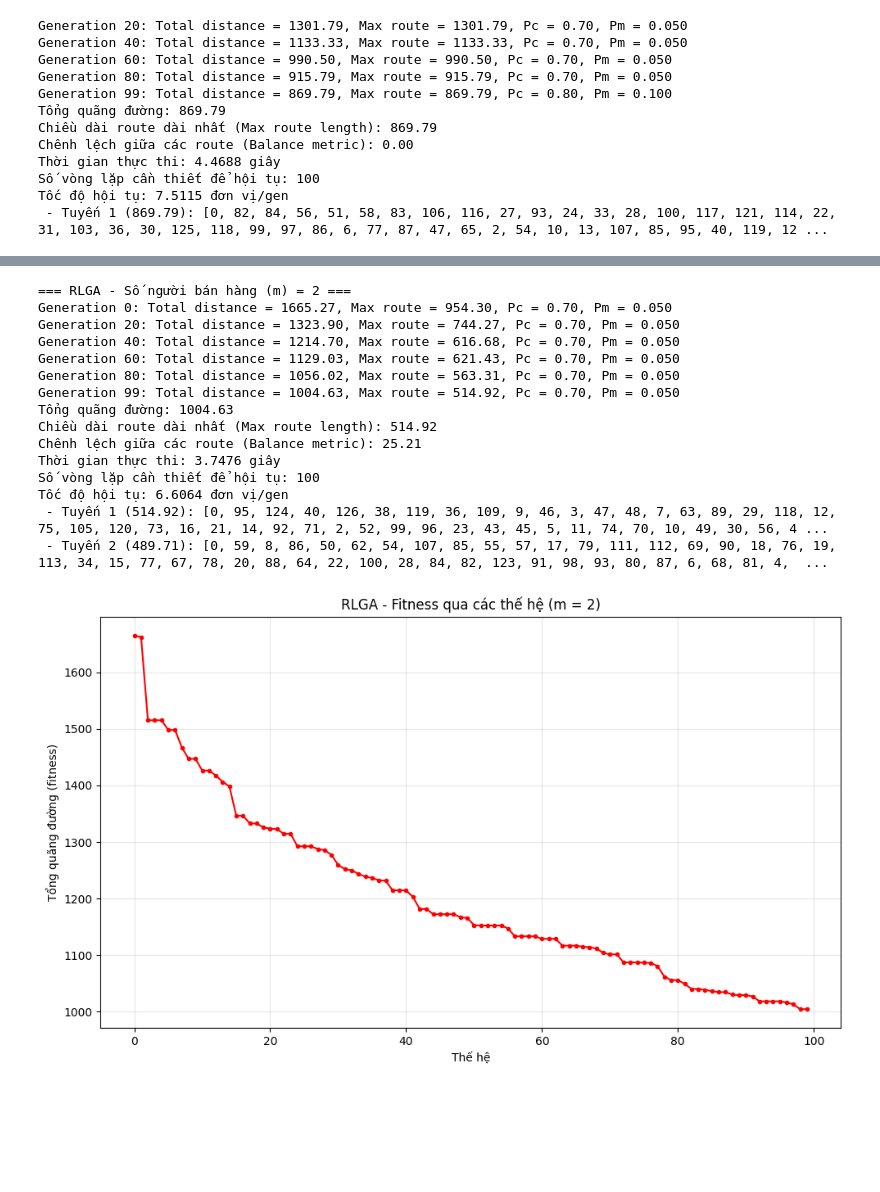
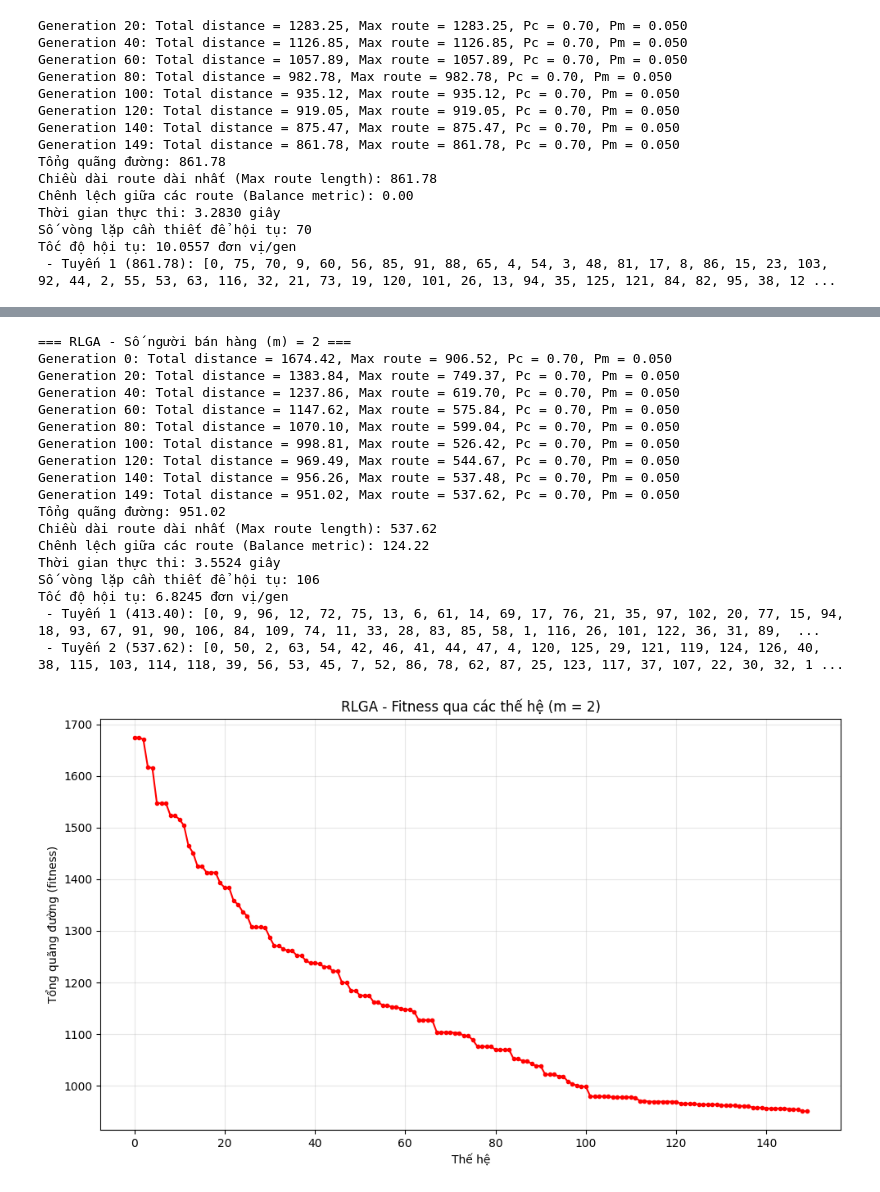
Before and after one commit to thilinnd/mTSP, a Jupyter notebook: experiment/rlga.ipynb, the cells around one changed output, grey strips where cells are left out. Cells and saved outputs as stored; diff of their text form; code cells hidden in the pictures; blank space fills up the shorter version.

```diff
--- a/experiment/rlga.ipynb
+++ b/experiment/rlga.ipynb
@@ -1,5 +1,4 @@
 # %%
-
 import sys
 sys.path.append('../src')
 import matplotlib.pyplot as plt
@@ -11,7 +10,7 @@ from typing import List, Tuple
 
 class RLGA_mTSP:
     def __init__(self, distance_matrix: np.ndarray, m: int = 3,
-                 pop_size: int = 50, generations: int = 100,
+                 pop_size: int = 50, generations: int = 150,
                  epsilon: float = 0.1, epsilon_decay: float = 0.99):
 
         self.distance_matrix = distance_matrix
@@ -281,7 +280,7 @@ for m in range(1, 4):
     start_time = time.time()
 
     # Create and run RLGA
-    rlga = RLGA_mTSP(distance_matrix, m=m, pop_size=50, generations=100)
+    rlga = RLGA_mTSP(distance_matrix, m=m, pop_size=50, generations=150)
     routes, total_distance, max_route_length, balance_metric, fitness_per_generation = rlga.run()
 
     end_time = time.time()
@@ -335,12 +334,15 @@ Generation 0: Total distance = 1620.94, Max route = 1620.94, Pc = 0.70, Pm = 0.0
-Generation 20: Total distance = 1301.79, Max route = 1301.79, Pc = 0.70, Pm = 0.050
-Generation 40: Total distance = 1133.33, Max route = 1133.33, Pc = 0.70, Pm = 0.050
-Generation 60: Total distance = 990.50, Max route = 990.50, Pc = 0.70, Pm = 0.050
-Generation 80: Total distance = 915.79, Max route = 915.79, Pc = 0.70, Pm = 0.050
-Generation 99: Total distance = 869.79, Max route = 869.79, Pc = 0.80, Pm = 0.100
-Tổng quãng đường: 869.79
-Chiều dài route dài nhất (Max route length): 869.79
+Generation 20: Total distance = 1283.25, Max route = 1283.25, Pc = 0.70, Pm = 0.050
+Generation 40: Total distance = 1126.85, Max route = 1126.85, Pc = 0.70, Pm = 0.050
+Generation 60: Total distance = 1057.89, Max route = 1057.89, Pc = 0.70, Pm = 0.050
+Generation 80: Total distance = 982.78, Max route = 982.78, Pc = 0.70, Pm = 0.050
+Generation 100: Total distance = 935.12, Max route = 935.12, Pc = 0.70, Pm = 0.050
+Generation 120: Total distance = 919.05, Max route = 919.05, Pc = 0.70, Pm = 0.050
+Generation 140: Total distance = 875.47, Max route = 875.47, Pc = 0.70, Pm = 0.050
+Generation 149: Total distance = 861.78, Max route = 861.78, Pc = 0.70, Pm = 0.050
+Tổng quãng đường: 861.78
+Chiều dài route dài nhất (Max route length): 861.78
 Chênh lệch giữa các route (Balance metric): 0.00
-Thời gian thực thi: 4.4688 giây
-Số vòng lặp cần thiết để hội tụ: 100
-Tốc độ hội tụ: 7.5115 đơn vị/gen
- - Tuyến 1 (869.79): [0, 82, 84, 56, 51, 58, 83, 106, 116, 27, 93, 24, 33, 28, 100, 117, 121, 114, 22, 31, 103, 36, 30, 125, 118, 99, 97, 86, 6, 77, 87, 47, 65, 2, 54, 10, 13, 107, 85, 95, 40, 119, 12 ...
+Thời gian thực thi: 3.2830 giây
+Số vòng lặp cần thiết để hội tụ: 70
+Tốc độ hội tụ: 10.0557 đơn vị/gen
+ - Tuyến 1 (861.78): [0, 75, 70, 9, 60, 56, 85, 91, 88, 65, 4, 54, 3, 48, 81, 17, 8, 86, 15, 23, 103, 92, 44, 2, 55, 53, 63, 116, 32, 21, 73, 19, 120, 101, 26, 13, 94, 35, 125, 121, 84, 82, 95, 38, 12 ...
@@ -348,17 +350,20 @@ Tốc độ hội tụ: 7.5115 đơn vị/gen
 === RLGA - Số người bán hàng (m) = 2 ===
-Generation 0: Total distance = 1665.27, Max route = 954.30, Pc = 0.70, Pm = 0.050
-Generation 20: Total distance = 1323.90, Max route = 744.27, Pc = 0.70, Pm = 0.050
-Generation 40: Total distance = 1214.70, Max route = 616.68, Pc = 0.70, Pm = 0.050
-Generation 60: Total distance = 1129.03, Max route = 621.43, Pc = 0.70, Pm = 0.050
-Generation 80: Total distance = 1056.02, Max route = 563.31, Pc = 0.70, Pm = 0.050
-Generation 99: Total distance = 1004.63, Max route = 514.92, Pc = 0.70, Pm = 0.050
-Tổng quãng đường: 1004.63
-Chiều dài route dài nhất (Max route length): 514.92
-Chênh lệch giữa các route (Balance metric): 25.21
-Thời gian thực thi: 3.7476 giây
-Số vòng lặp cần thiết để hội tụ: 100
-Tốc độ hội tụ: 6.6064 đơn vị/gen
- - Tuyến 1 (514.92): [0, 95, 124, 40, 126, 38, 119, 36, 109, 9, 46, 3, 47, 48, 7, 63, 89, 29, 118, 12, 75, 105, 120, 73, 16, 21, 14, 92, 71, 2, 52, 99, 96, 23, 43, 45, 5, 11, 74, 70, 10, 49, 30, 56, 4 ...
- - Tuyến 2 (489.71): [0, 59, 8, 86, 50, 62, 54, 107, 85, 55, 57, 17, 79, 111, 112, 69, 90, 18, 76, 19, 113, 34, 15, 77, 67, 78, 20, 88, 64, 22, 100, 28, 84, 82, 123, 91, 98, 93, 80, 87, 6, 68, 81, 4,  ...
+Generation 0: Total distance = 1674.42, Max route = 906.52, Pc = 0.70, Pm = 0.050
+Generation 20: Total distance = 1383.84, Max route = 749.37, Pc = 0.70, Pm = 0.050
+Generation 40: Total distance = 1237.86, Max route = 619.70, Pc = 0.70, Pm = 0.050
+Generation 60: Total distance = 1147.62, Max route = 575.84, Pc = 0.70, Pm = 0.050
+Generation 80: Total distance = 1070.10, Max route = 599.04, Pc = 0.70, Pm = 0.050
+Generation 100: Total distance = 998.81, Max route = 526.42, Pc = 0.70, Pm = 0.050
+Generation 120: Total distance = 969.49, Max route = 544.67, Pc = 0.70, Pm = 0.050
+Generation 140: Total distance = 956.26, Max route = 537.48, Pc = 0.70, Pm = 0.050
+Generation 149: Total distance = 951.02, Max route = 537.62, Pc = 0.70, Pm = 0.050
+Tổng quãng đường: 951.02
+Chiều dài route dài nhất (Max route length): 537.62
+Chênh lệch giữa các route (Balance metric): 124.22
+Thời gian thực thi: 3.5524 giây
+Số vòng lặp cần thiết để hội tụ: 106
+Tốc độ hội tụ: 6.8245 đơn vị/gen
+ - Tuyến 1 (413.40): [0, 9, 96, 12, 72, 75, 13, 6, 61, 14, 69, 17, 76, 21, 35, 97, 102, 20, 77, 15, 94, 18, 93, 67, 91, 90, 106, 84, 109, 74, 11, 33, 28, 83, 85, 58, 1, 116, 26, 101, 122, 36, 31, 89,  ...
+ - Tuyến 2 (537.62): [0, 50, 2, 63, 54, 42, 46, 41, 44, 47, 4, 120, 125, 29, 121, 119, 124, 126, 40, 38, 115, 103, 114, 118, 39, 56, 53, 45, 7, 52, 86, 78, 62, 87, 25, 123, 117, 37, 107, 22, 30, 32, 1 ...
-[figure, old version]
+[figure, new version]
 === RLGA - Số người bán hàng (m) = 3 ===
```
Also changed, not shown: parts of 1 cell of this notebook.
